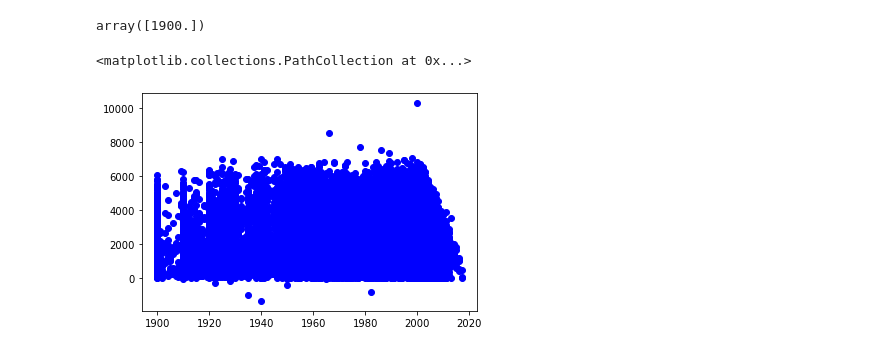
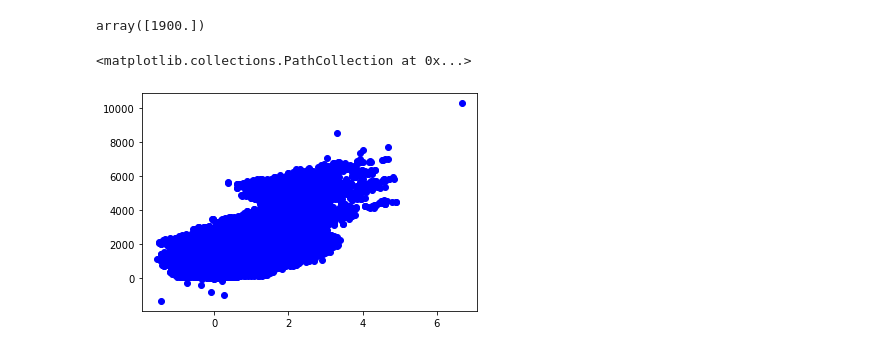
Before and after one commit to patpetrus/real-estate-machine-learning, a Jupyter notebook: predictive_analysis_brian.ipynb, the cells around one changed output. Cells and saved outputs as stored; diff of their text form; code cells hidden in the pictures.

```diff
--- a/predictive_analysis_brian.ipynb
+++ b/predictive_analysis_brian.ipynb
@@ -211,8 +279,8 @@ x_min[:,1]
 # %% [output]
 array([1900.])
 # %%
-plt.scatter(X[["prop_yrbld"]], y, c='blue')
-#plt.plot([x_min[:,1], x_max[:,1]], [y_min[0], y_max[0]], c='red')
+plt.scatter(X[["Rate Difference"]], y, c='blue')
+#plt.plot([x_min[:,12], x_max[:,12]], [y_min[0], y_max[0]], c='red')
 # %% [output]
 <matplotlib.collections.PathCollection at 0x...>
-[figure, old version]
+[figure, new version]
```
Also changed, not shown: parts of 12 cells of this notebook, 2 other files.
